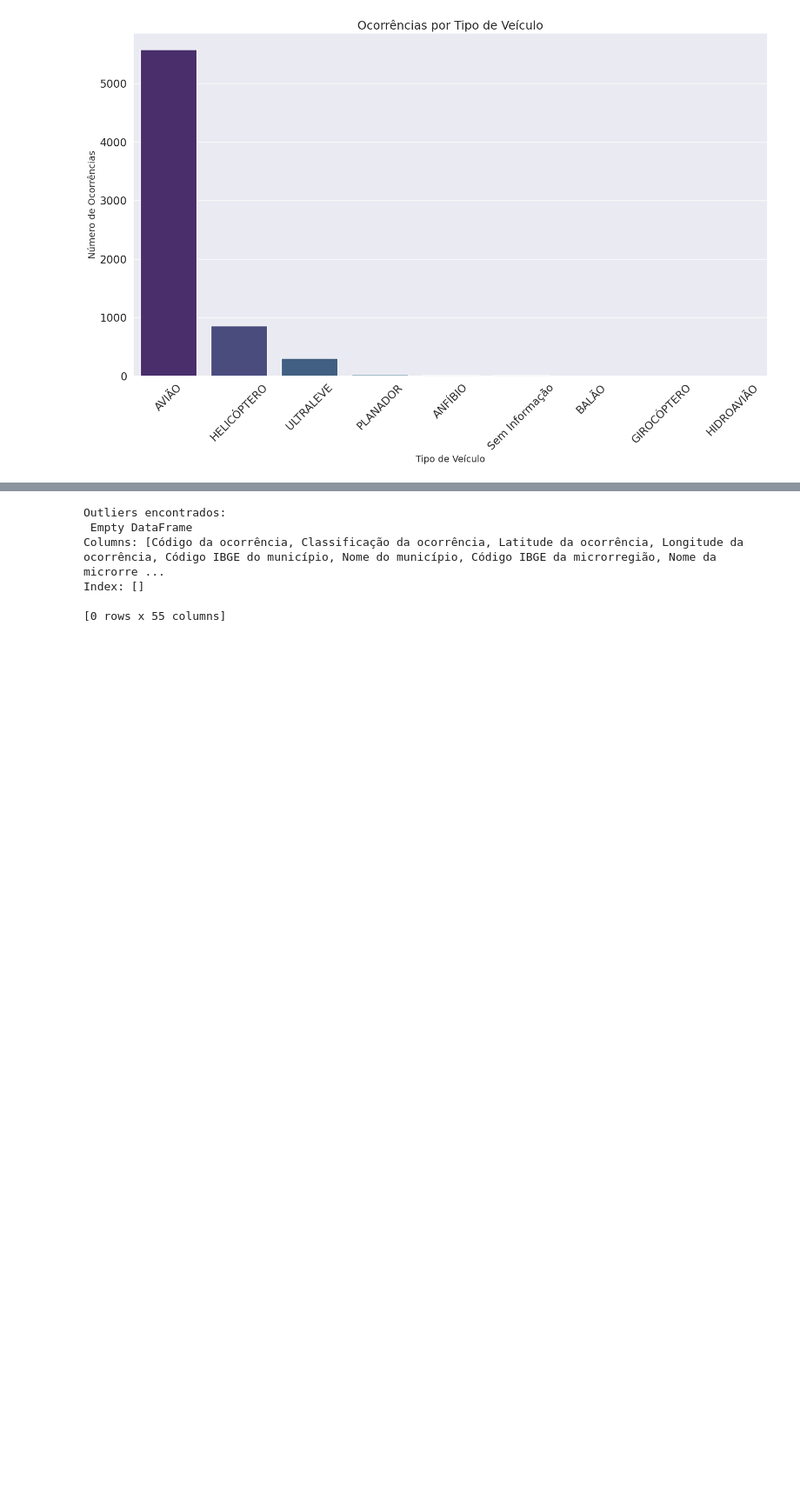
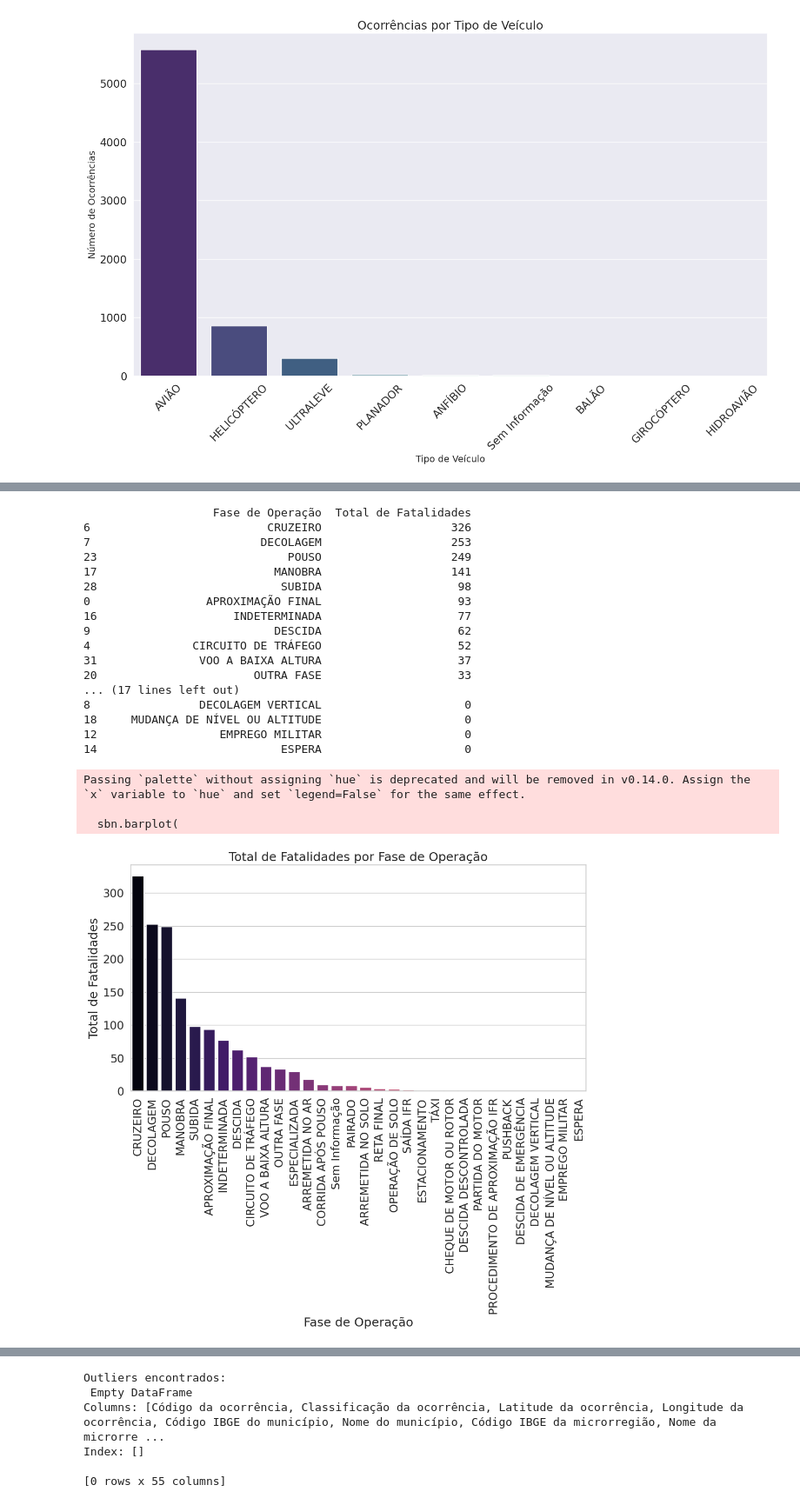
Before and after one commit to rhaulmendonca/Acidentes-por-Aeronave, a Jupyter notebook: Sistemas de Apoio à Decisão/CENIPA_Acidentes_por_aeronave.ipynb, the cells around one changed output, grey strips where cells are left out. Shown at 87% size. Saved outputs shown, nothing was run; the diff lists cells and outputs as text; code cells hidden in the pictures; blank space fills up the shorter version.

```diff
--- a/Sistemas de Apoio à Decisão/CENIPA_Acidentes_por_aeronave.ipynb
+++ b/Sistemas de Apoio à Decisão/CENIPA_Acidentes_por_aeronave.ipynb
@@ -454 +501,50 @@ Passing `palette` without assigning `hue` is deprecated and will be removed in v
+# %%
+# Somando o total de fatalidades por fase de operação
+fatalidades_por_fase = df.groupby('Fase de operação')['Total de fatalidades'].sum().reset_index()
+
+# Renomeando as colunas para serem mais descritivas
+fatalidades_por_fase.columns = ['Fase de Operação', 'Total de Fatalidades']
+
+# Ordenando em ordem decrescente pelo total de fatalidades
+fatalidades_por_fase = fatalidades_por_fase.sort_values(by='Total de Fatalidades', ascending=False)
+
+# Exibindo os resultados
+print(fatalidades_por_fase)
+
+# Plotando o gráfico
+sbn.set_style('whitegrid')
+plt.figure(figsize=(12, 6))
+sbn.barplot(
+    data=fatalidades_por_fase,
+    x='Fase de Operação',
+    y='Total de Fatalidades',
+    palette='magma'
+)
+plt.title('Total de Fatalidades por Fase de Operação')
+plt.xlabel('Fase de Operação')
+plt.ylabel('Total de Fatalidades')
+plt.xticks(rotation=90)
+plt.show()
+# %% [output]
+                   Fase de Operação  Total de Fatalidades
+6                          CRUZEIRO                   326
+7                         DECOLAGEM                   253
+23                            POUSO                   249
+17                          MANOBRA                   141
+28                           SUBIDA                    98
+0                 APROXIMAÇÃO FINAL                    93
+16                    INDETERMINADA                    77
+9                           DESCIDA                    62
+4               CIRCUITO DE TRÁFEGO                    52
+31               VOO A BAIXA ALTURA                    37
+20                       OUTRA FASE                    33
+... (17 lines left out)
+8                DECOLAGEM VERTICAL                     0
+18     MUDANÇA DE NÍVEL OU ALTITUDE                     0
+12                  EMPREGO MILITAR                     0
+14                           ESPERA                     0
+Passing `palette` without assigning `hue` is deprecated and will be removed in v0.14.0. Assign the `x` variable to `hue` and set `legend=False` for the same effect.
+
+  sbn.barplot(
+[figure, added]
 # %%
```
Also changed, not shown: parts of 2 cells of this notebook.
